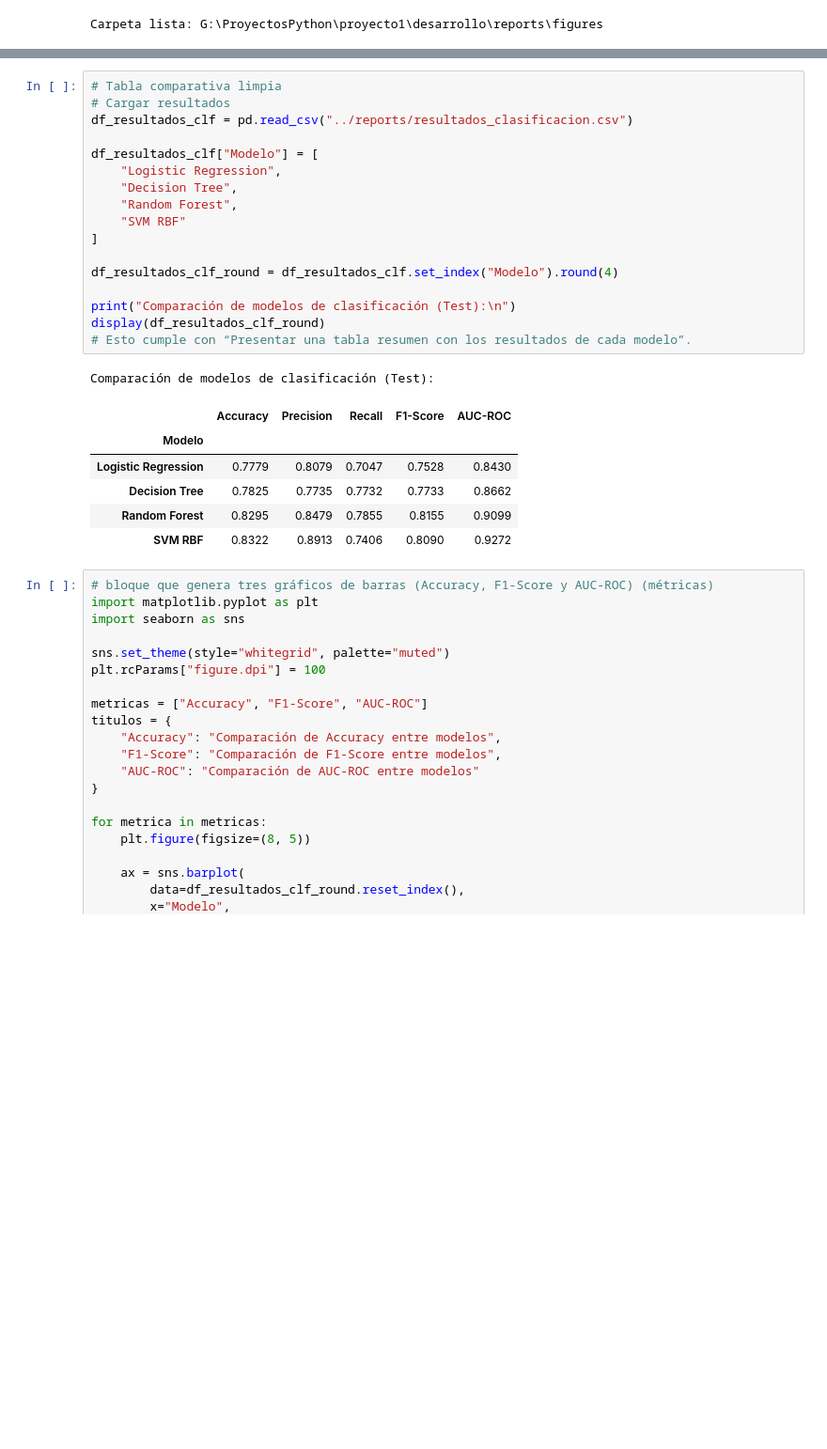
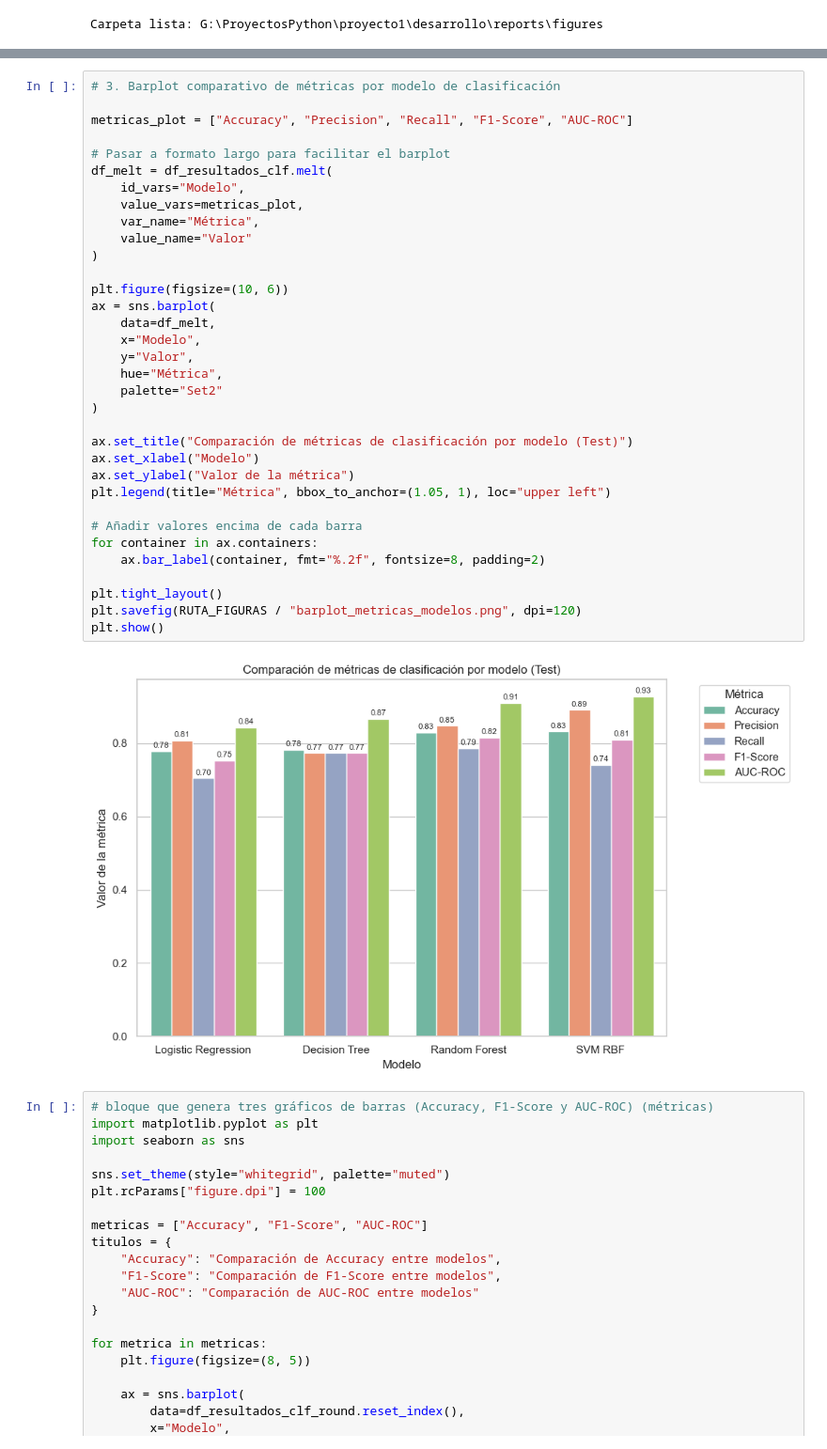
Before and after one commit to jairowjp/proyecto-ml-salarios, a Jupyter notebook: notebooks/04_evaluacion.ipynb, the cells around one changed output, grey strips where cells are left out. Shown at 94% size. Cells and saved outputs as stored; diff of their text form; blank space fills up the shorter version.

```diff
--- a/notebooks/04_evaluacion.ipynb
+++ b/notebooks/04_evaluacion.ipynb
@@ -39,28 +52,39 @@ display(df_resultados_clf)
-# %%
-# Tabla comparativa limpia
-# Cargar resultados
-df_resultados_clf = pd.read_csv("../reports/resultados_clasificacion.csv")
-
-df_resultados_clf["Modelo"] = [
-    "Logistic Regression",
-    "Decision Tree",
-    "Random Forest",
-    "SVM RBF"
-]
-
-df_resultados_clf_round = df_resultados_clf.set_index("Modelo").round(4)
-
-print("Comparación de modelos de clasificación (Test):\n")
-display(df_resultados_clf_round)
-# Esto cumple con “Presentar una tabla resumen con los resultados de cada modelo”.
-# %% [output]
-Comparación de modelos de clasificación (Test):
-|  | Accuracy | Precision | Recall | F1-Score | AUC-ROC |
-| Modelo |  |  |  |  |  |
-| Logistic Regression | 0.7779 | 0.8079 | 0.7047 | 0.7528 | 0.8430 |
-| Decision Tree | 0.7825 | 0.7735 | 0.7732 | 0.7733 | 0.8662 |
-| Random Forest | 0.8295 | 0.8479 | 0.7855 | 0.8155 | 0.9099 |
-| SVM RBF | 0.8322 | 0.8913 | 0.7406 | 0.8090 | 0.9272 |
+# %%
+# 3. Barplot comparativo de métricas por modelo de clasificación
+
+metricas_plot = ["Accuracy", "Precision", "Recall", "F1-Score", "AUC-ROC"]
+
+# Pasar a formato largo para facilitar el barplot
+df_melt = df_resultados_clf.melt(
+    id_vars="Modelo",
+    value_vars=metricas_plot,
+    var_name="Métrica",
+    value_name="Valor"
+)
+
+plt.figure(figsize=(10, 6))
+ax = sns.barplot(
+    data=df_melt,
+    x="Modelo",
+    y="Valor",
+    hue="Métrica",
+    palette="Set2"
+)
+
+ax.set_title("Comparación de métricas de clasificación por modelo (Test)")
+ax.set_xlabel("Modelo")
+ax.set_ylabel("Valor de la métrica")
+plt.legend(title="Métrica", bbox_to_anchor=(1.05, 1), loc="upper left")
+
+# Añadir valores encima de cada barra
+for container in ax.containers:
+    ax.bar_label(container, fmt="%.2f", fontsize=8, padding=2)
+
+plt.tight_layout()
+plt.savefig(RUTA_FIGURAS / "barplot_metricas_modelos.png", dpi=120)
+plt.show()
+# %% [output]
+[figure, added]
 # %%
 # bloque que genera tres gráficos de barras (Accuracy, F1-Score y AUC-ROC) (métricas)
 import matplotlib.pyplot as plt
```
Also changed, not shown: parts of 2 cells of this notebook, 2 other files.
